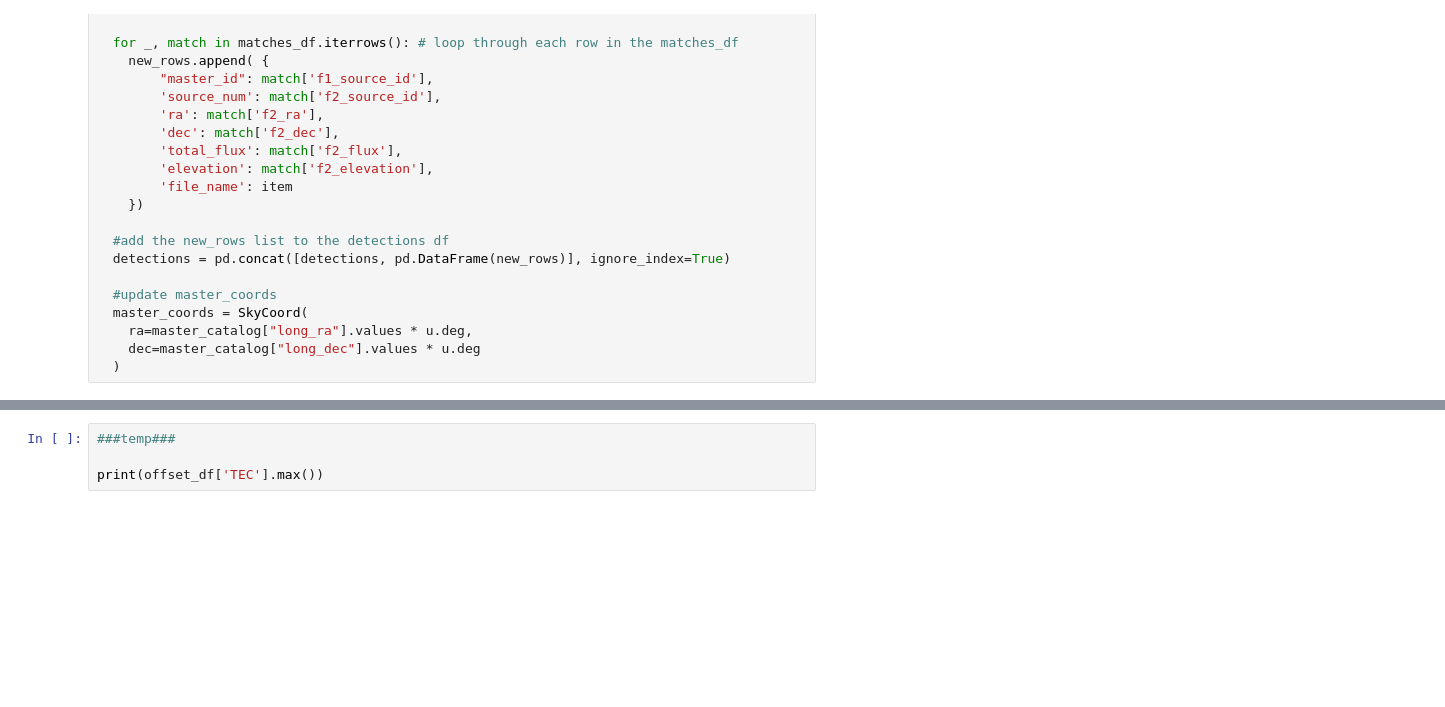
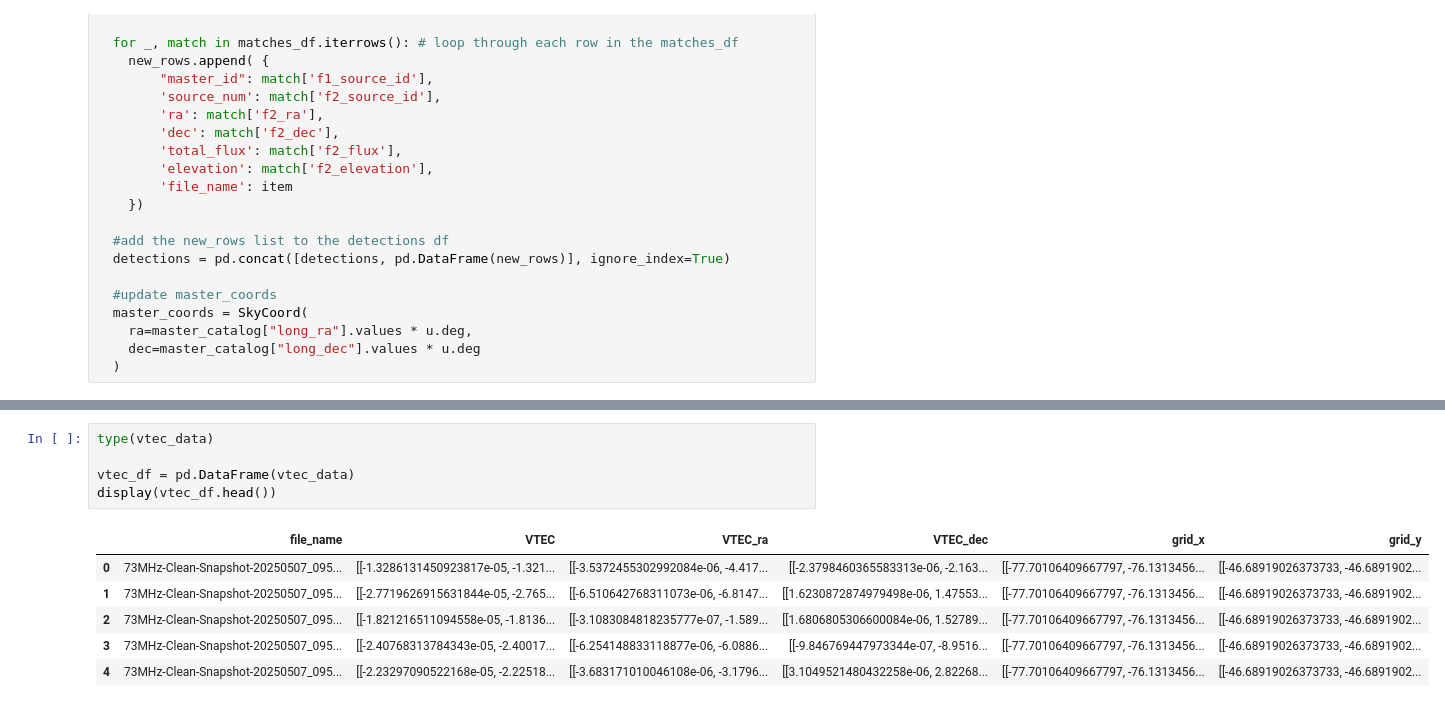
Before and after one commit to rkk7452/OVRO-source-matching, a Jupyter notebook: Animated_PyBDSF_Match_Sources_73MHz.ipynb, the cells around one changed output, grey strips where cells are left out. Saved outputs shown, nothing was run; the diff lists cells and outputs as text; blank space fills up the shorter version.

Commit message:
Made a preliminary version that integrates the diff VTEC, but about to run some tests to validate that it works

```diff
--- a/Animated_PyBDSF_Match_Sources_73MHz.ipynb
+++ b/Animated_PyBDSF_Match_Sources_73MHz.ipynb
@@ -467,8 +566,16 @@ for i in range(0, len(unique_files)):
 total_offsets_df = pd.concat(combined_offsets, ignore_index=True) # makes it into a df
-# %%
-###temp###
-
-print(offset_df['TEC'].max())
+# %%
+type(vtec_data)
+
+vtec_df = pd.DataFrame(vtec_data)
+display(vtec_df.head())
+# %% [output]
+|  | file_name | VTEC | VTEC_ra | VTEC_dec | grid_x | grid_y |
+| 0 | 73MHz-Clean-Snapshot-20250507_095... | [[-1.3286131450923817e-05, -1.321... | [[-3.5372455302992084e-06, -4.417... | [[-2.3798460365583313e-06, -2.163... | [[-77.70106409667797, -76.1313456... | [[-46.68919026373733, -46.6891902... |
+| 1 | 73MHz-Clean-Snapshot-20250507_095... | [[-2.7719626915631844e-05, -2.765... | [[-6.510642768311073e-06, -6.8147... | [[1.6230872874979498e-06, 1.47553... | [[-77.70106409667797, -76.1313456... | [[-46.68919026373733, -46.6891902... |
+| 2 | 73MHz-Clean-Snapshot-20250507_095... | [[-1.821216511094558e-05, -1.8136... | [[-3.1083084818235777e-07, -1.589... | [[1.6806805306600084e-06, 1.52789... | [[-77.70106409667797, -76.1313456... | [[-46.68919026373733, -46.6891902... |
+| 3 | 73MHz-Clean-Snapshot-20250507_095... | [[-2.40768313784343e-05, -2.40017... | [[-6.254148833118877e-06, -6.0886... | [[-9.846769447973344e-07, -8.9516... | [[-77.70106409667797, -76.1313456... | [[-46.68919026373733, -46.6891902... |
+| 4 | 73MHz-Clean-Snapshot-20250507_095... | [[-2.23297090522168e-05, -2.22518... | [[-3.683171010046108e-06, -3.1796... | [[3.1049521480432258e-06, 2.82268... | [[-77.70106409667797, -76.1313456... | [[-46.68919026373733, -46.6891902... |
 # %%
 ###temp###
 
```
Also changed, not shown: parts of 25 cells of this notebook.
